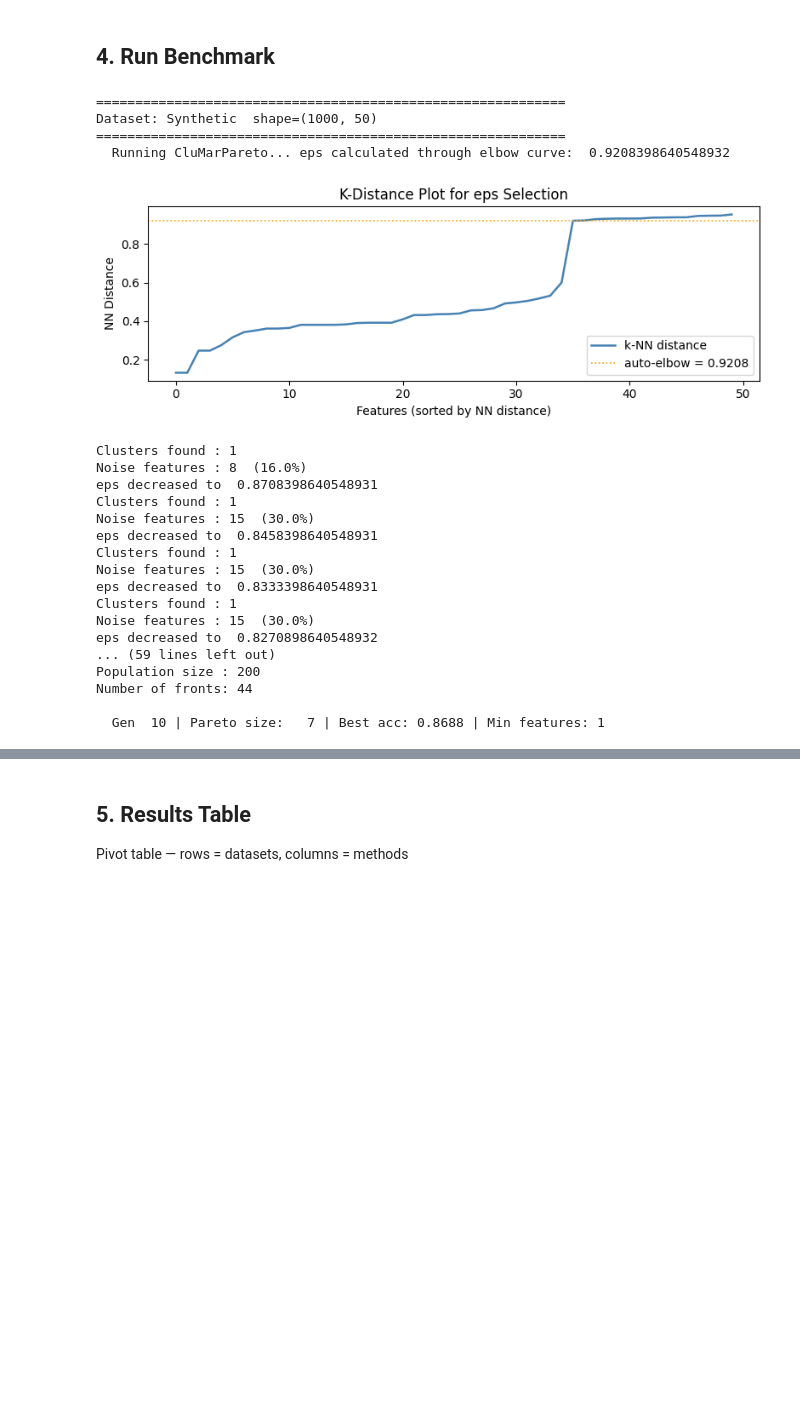
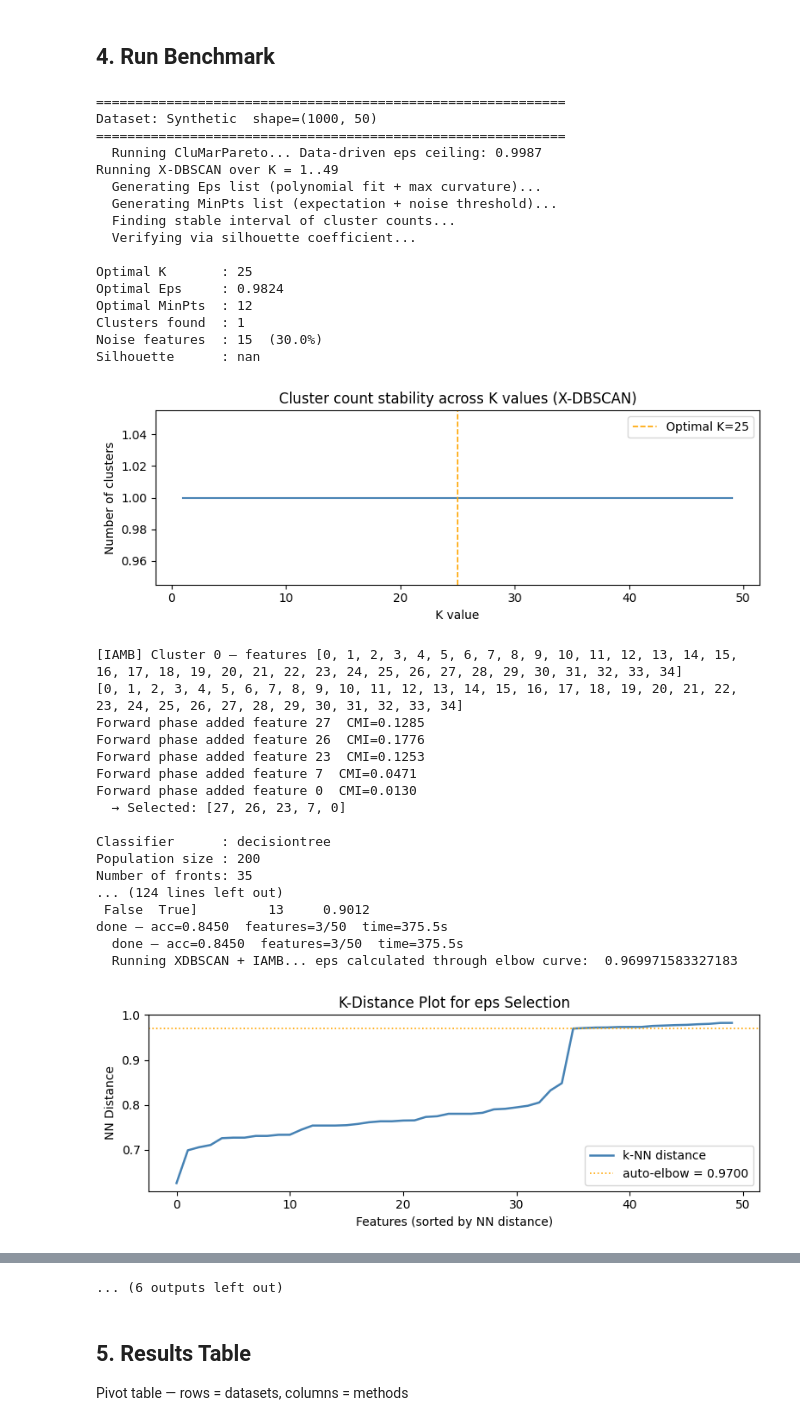
Before and after one commit to LalithKishore-S/CluMarPareto, a Jupyter notebook: benchmarking.ipynb, the cells around one changed output, grey strips where cells are left out. Drawn from its saved outputs; the diff is of its cells as text; code cells hidden in the pictures; blank space fills up the shorter version.

```diff
--- a/benchmarking.ipynb
+++ b/benchmarking.ipynb
@@ -284,7 +332,8 @@ def run_lasso(X_train, X_test, y_train, y_test):
 METHODS = [
     'CluMarPareto',
     'NSGA2 Standalone',
-    'DBSCAN + IAMB',
+    'IAMB + NSGA2',
+    'XDBSCAN + IAMB',
     'IAMB Only',
     'RF Importance',
     'LASSO'
@@ -306,55 +355,77 @@ for dataset_name, (X, y) in datasets.items():
     runners = {
         'CluMarPareto':     lambda: run_clumarpareto(X_train, X_test, y_train, y_test, feature_cols),
         'NSGA2 Standalone': lambda: run_nsga2_standalone(X_train, X_test, y_train, y_test),
-        'DBSCAN + IAMB':    lambda: run_dbscan_iamb(X_train, X_test, y_train, y_test, feature_cols),
+        'XDBSCAN + IAMB':    lambda: run_dbscan_iamb(X_train, X_test, y_train, y_test, feature_cols),
         'IAMB Only':        lambda: run_iamb_only(X_train, X_test, y_train, y_test, feature_cols),
+        'IAMB + NSGA2':     lambda: run_iamb_nsga2(X_train, X_test, y_train, y_test, feature_cols),
         'RF Importance':    lambda: run_rf_importance(X_train, X_test, y_train, y_test),
         'LASSO':            lambda: run_lasso(X_train, X_test, y_train, y_test),
     }
 
     for method_name, runner in runners.items():
         print(f"  Running {method_name}...", end=' ', flush=True)
         try:
             res = runner()
             res['dataset'] = dataset_name
             res['method']  = method_name
             res['n_total'] = X.shape[1]
             results.append(res)
             print(f"done — acc={res['test_acc']:.4f}  "
                   f"features={res['n_selected']}/{X.shape[1]}  "
                   f"time={res['runtime']:.1f}s")
+            print(f"  done — acc={res['test_acc']:.4f}  "
+            f"features={res['n_selected']}/{X.shape[1]}  "
+            f"time={res['runtime']:.1f}s")
+
+            if 'selected_features' in res and res['selected_features']:
+                print(f"    Final features : {res['selected_features']}")
+            if 'iamb_selected' in res:
+                print(f"    After IAMB     : {res['iamb_selected']}")
         except Exception as e:
             print(f"FAILED: {e}")
             results.append({
                 'dataset': dataset_name, 'method': method_name,
                 'runtime': None, 'n_selected': None,
                 'reduction_pct': None, 'test_acc': None,
                 'n_total': X.shape[1]
             })
 
 results_df = pd.DataFrame(results)
 print("\n\nAll runs complete.")
 results_df
 # %% [output]
 ============================================================
 Dataset: Synthetic  shape=(1000, 50)
 ============================================================
-  Running CluMarPareto... eps calculated through elbow curve:  0.9208398640548932
+  Running CluMarPareto... Data-driven eps ceiling: 0.9987
+Running X-DBSCAN over K = 1..49
+  Generating Eps list (polynomial fit + max curvature)...
+  Generating MinPts list (expectation + noise threshold)...
+  Finding stable interval of cluster counts...
+  Verifying via silhouette coefficient...
+
+Optimal K       : 25
+Optimal Eps     : 0.9824
+Optimal MinPts  : 12
+Clusters found  : 1
+Noise features  : 15  (30.0%)
+Silhouette      : nan
-[figure, old version]
+[figure, new version]
-Clusters found : 1
-Noise features : 8  (16.0%)
-eps decreased to  0.8708398640548931
-Clusters found : 1
-Noise features : 15  (30.0%)
-eps decreased to  0.8458398640548931
-Clusters found : 1
-Noise features : 15  (30.0%)
-eps decreased to  0.8333398640548931
-Clusters found : 1
-Noise features : 15  (30.0%)
-eps decreased to  0.8270898640548932
-... (59 lines left out)
+[IAMB] Cluster 0 — features [0, 1, 2, 3, 4, 5, 6, 7, 8, 9, 10, 11, 12, 13, 14, 15, 16, 17, 18, 19, 20, 21, 22, 23, 24, 25, 26, 27, 28, 29, 30, 31, 32, 33, 34]
+[0, 1, 2, 3, 4, 5, 6, 7, 8, 9, 10, 11, 12, 13, 14, 15, 16, 17, 18, 19, 20, 21, 22, 23, 24, 25, 26, 27, 28, 29, 30, 31, 32, 33, 34]
+Forward phase added feature 27  CMI=0.1285
+Forward phase added feature 26  CMI=0.1776
+Forward phase added feature 23  CMI=0.1253
+Forward phase added feature 7  CMI=0.0471
+Forward phase added feature 0  CMI=0.0130
+  → Selected: [27, 26, 23, 7, 0]
+
+Classifier      : decisiontree
 Population size : 200
-Number of fronts: 44
-
-  Gen  10 | Pareto size:   7 | Best acc: 0.8688 | Min features: 1
+Number of fronts: 35
+... (124 lines left out)
+ False  True]         13     0.9012
+done — acc=0.8450  features=3/50  time=375.5s
+  done — acc=0.8450  features=3/50  time=375.5s
+  Running XDBSCAN + IAMB... eps calculated through elbow curve:  0.969971583327183
+[figure, added]
@@ -361,3 +504,4 @@ Number of fronts: 44
+... (6 outputs left out)
 # %% [markdown]
 ## 5. Results Table
 Pivot table — rows = datasets, columns = methods
```
Also changed, not shown: parts of 10 cells of this notebook, 9 other files.
